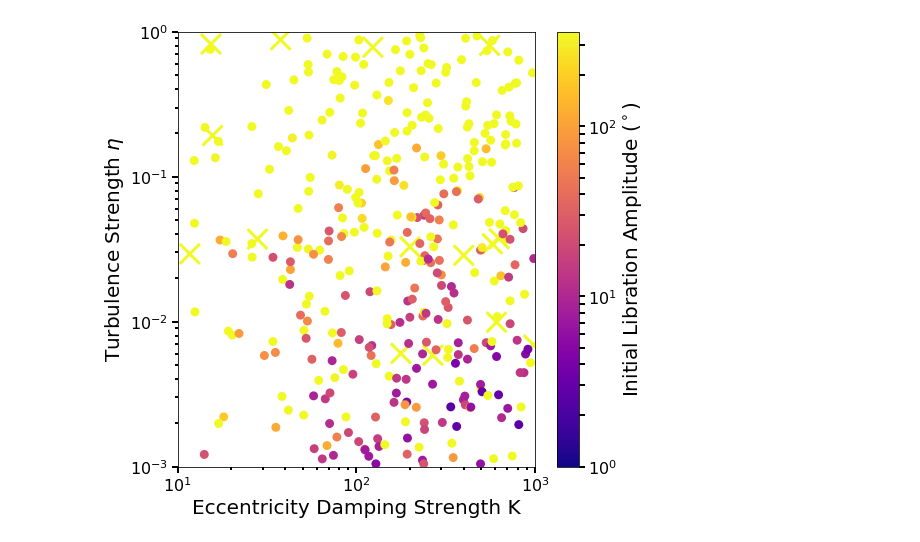
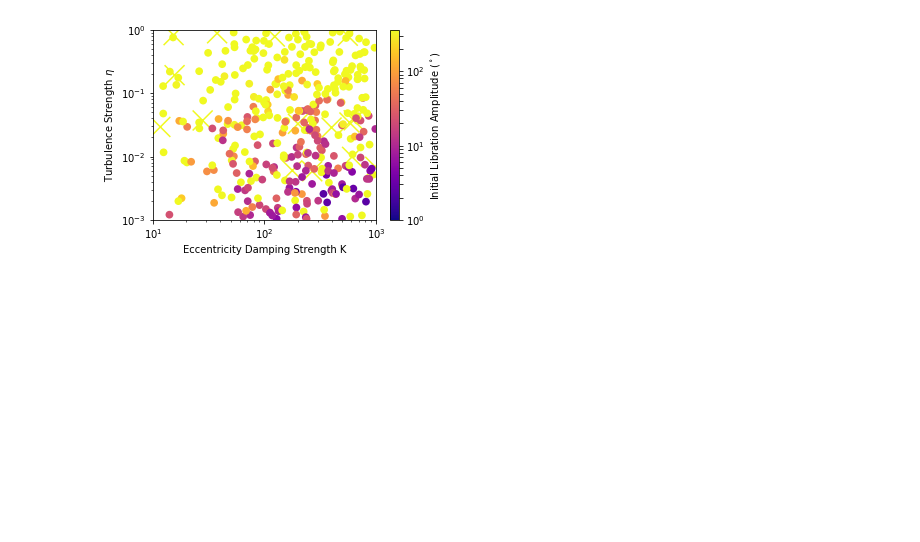
Before and after one commit to dtamayo/trappist, a Jupyter notebook: initialconditions.ipynb, the cells around one changed output. Cells and saved outputs as stored; diff of their text form; code cells hidden in the pictures; blank space fills up the shorter version.

```diff
--- a/initialconditions.ipynb
+++ b/initialconditions.ipynb
@@ -35,27 +35,27 @@ df['max1storder2MMRlibamp1'] = df[['phi2bodylibamp1de', 'phi2bodylibamp1ef', 'ph
 # %%
 %matplotlib inline
 import matplotlib as mpl
 import matplotlib.pyplot as plt
 import matplotlib.gridspec as gridspec
-plt.style.use('paper')
+#plt.style.use('paper')
 
-fig, ax0 = plt.subplots(figsize=(8,8))
+fig, ax0 = plt.subplots(figsize=(5,3.5))
 
 cm = plt.cm.get_cmap('plasma')
 dfunstable = df[df['Eerrf']>1.e-2]
 sc = ax0.scatter(dfunstable['K'], dfunstable['mag'], c=dfunstable['max3MMRlibamp1'], edgecolor='', vmin=1, vmax=360, s=400,cmap=cm, marker='x', norm=mpl.colors.LogNorm())
 dfstable = df[df['Eerrf']<1.e-2]
-sc = ax0.scatter(dfstable['K'], dfstable['mag'], c=dfstable['max3MMRlibamp1'], edgecolor='', vmin=1, vmax=360, s=80,cmap=cm, norm=mpl.colors.LogNorm())
+sc = ax0.scatter(dfstable['K'], dfstable['mag'], c=dfstable['max3MMRlibamp1'], edgecolor='', vmin=1, vmax=360, s=60,cmap=cm, norm=mpl.colors.LogNorm())
 
 ax0.set_xlabel('Eccentricity Damping Strength K')
 ax0.set_ylabel('Turbulence Strength '+r'$\eta$')
 ax0.set_xscale('log')
 ax0.set_yscale('log')
 ax0.set_xlim([10,1000])
 ax0.set_ylim([1.e-3, 1])
 
 cbar = fig.colorbar(sc)
 cbar.ax.set_ylabel('Initial Libration Amplitude ($^\circ$)')
-fig.savefig('initialconditions.pdf')
+fig.savefig('initialconditions.pdf', bbox_inches='tight')
 # %% [output]
-[figure, old version]
+[figure, new version]
```
Also changed, not shown: 3 other files.
